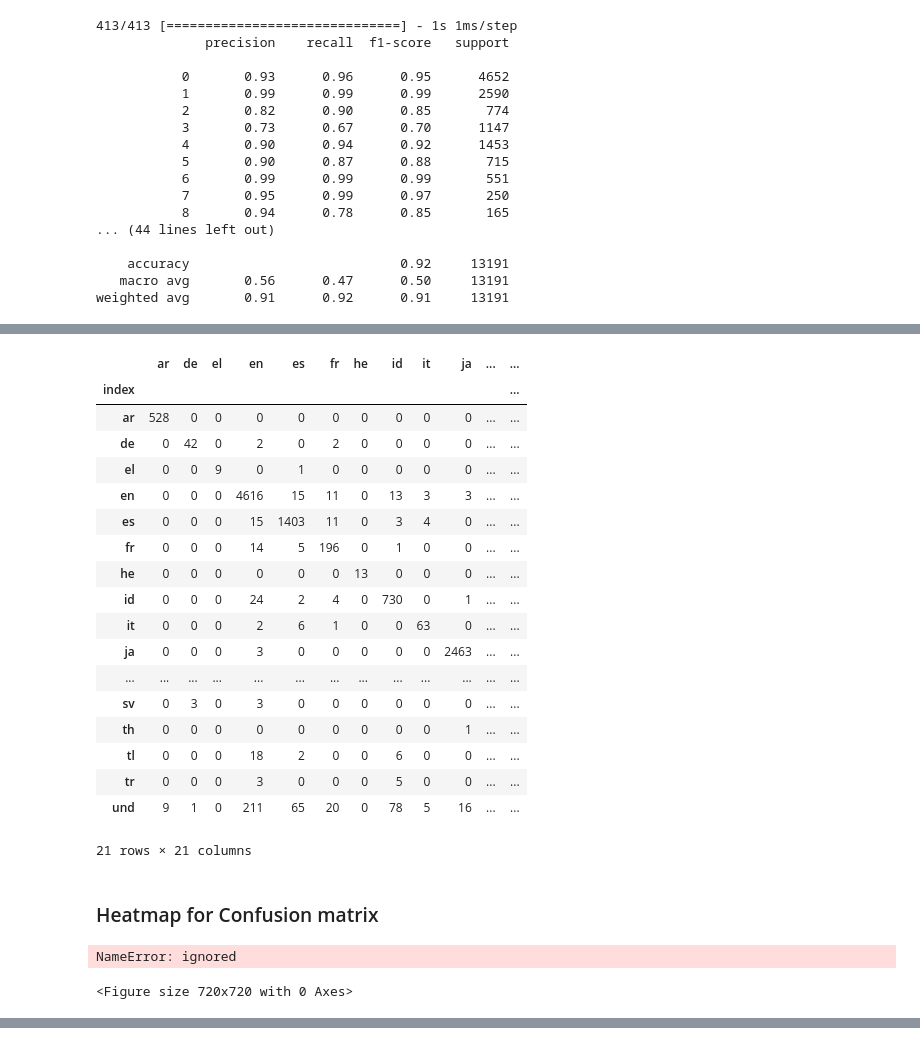
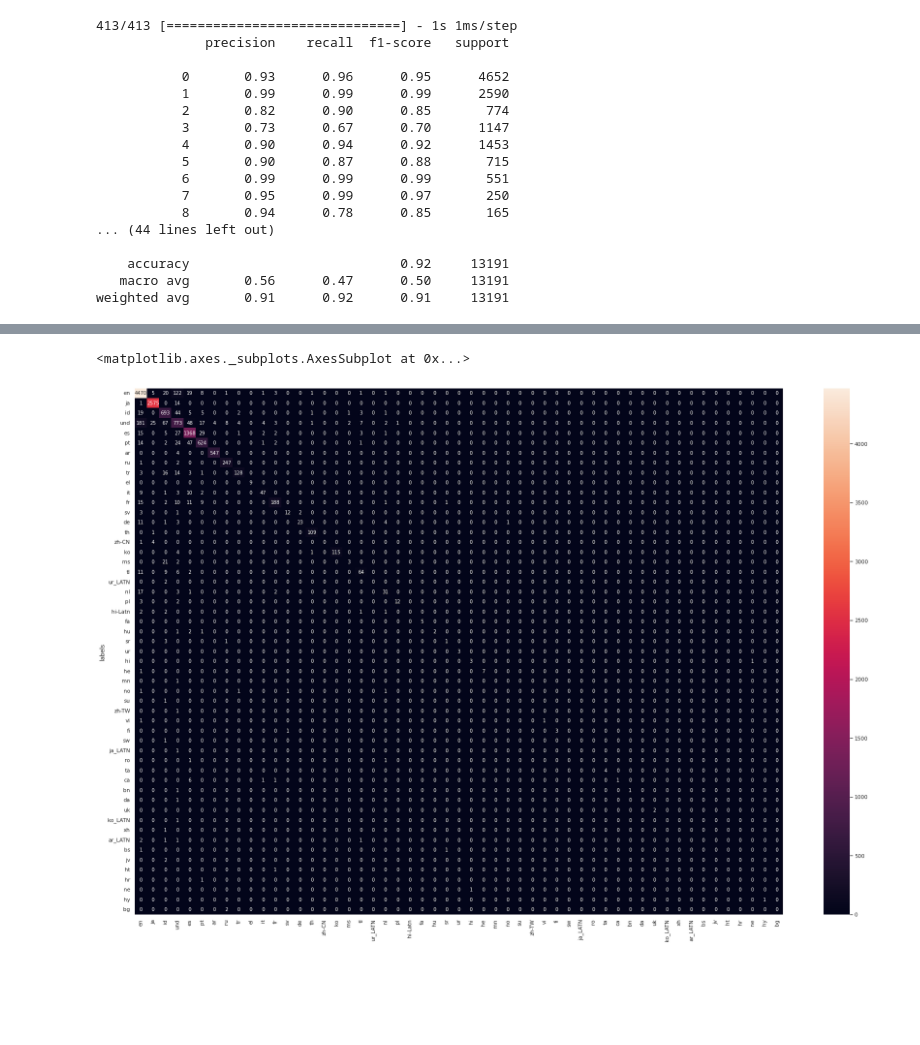
Before and after one commit to jan-kreischer/UZH_ML4NLP, a Jupyter notebook: Project-03/ex03_cnn_jan.ipynb, the cells around one changed output, grey strips where cells are left out. Cells and saved outputs as stored; diff of their text form; code cells hidden in the pictures; blank space fills up the shorter version.

```diff
--- a/Project-03/ex03_cnn_jan.ipynb
+++ b/Project-03/ex03_cnn_jan.ipynb
@@ -368,6 +369,7 @@ padding_length=80
 padded_data = pad_sequences(vectorized_data, maxlen=padding_length, padding='post')
 # %%
 label2index = {label:index for index, label in enumerate(dataset[TARGET_COLUMN].unique())}
+index2label = list(label2index.keys())
 dataset['language_index'] = dataset[TARGET_COLUMN].apply(lambda x: label2index[x])
 y_indices = dataset['language_index'].values
 y_indices = [x for x in y_indices]
@@ -818,24 +764,0 @@ confusion_matrix_dataframe.columns = [label_dict[x] for x in confusion_matrix_da
-# %%
-confusion_matrix_dataframe
-# %% [output]
-|  | ar | de | el | en | es | fr | he | id | it | ja | ... | ... |
-| index |  |  |  |  |  |  |  |  |  |  |  | ... |
-| ar | 528 | 0 | 0 | 0 | 0 | 0 | 0 | 0 | 0 | 0 | ... | ... |
-| de | 0 | 42 | 0 | 2 | 0 | 2 | 0 | 0 | 0 | 0 | ... | ... |
-| el | 0 | 0 | 9 | 0 | 1 | 0 | 0 | 0 | 0 | 0 | ... | ... |
-| en | 0 | 0 | 0 | 4616 | 15 | 11 | 0 | 13 | 3 | 3 | ... | ... |
-| es | 0 | 0 | 0 | 15 | 1403 | 11 | 0 | 3 | 4 | 0 | ... | ... |
-| fr | 0 | 0 | 0 | 14 | 5 | 196 | 0 | 1 | 0 | 0 | ... | ... |
-| he | 0 | 0 | 0 | 0 | 0 | 0 | 13 | 0 | 0 | 0 | ... | ... |
-| id | 0 | 0 | 0 | 24 | 2 | 4 | 0 | 730 | 0 | 1 | ... | ... |
-| it | 0 | 0 | 0 | 2 | 6 | 1 | 0 | 0 | 63 | 0 | ... | ... |
-| ja | 0 | 0 | 0 | 3 | 0 | 0 | 0 | 0 | 0 | 2463 | ... | ... |
-| ... | ... | ... | ... | ... | ... | ... | ... | ... | ... | ... | ... | ... |
-| sv | 0 | 3 | 0 | 3 | 0 | 0 | 0 | 0 | 0 | 0 | ... | ... |
-| th | 0 | 0 | 0 | 0 | 0 | 0 | 0 | 0 | 0 | 1 | ... | ... |
-| tl | 0 | 0 | 0 | 18 | 2 | 0 | 0 | 6 | 0 | 0 | ... | ... |
-| tr | 0 | 0 | 0 | 3 | 0 | 0 | 0 | 5 | 0 | 0 | ... | ... |
-| und | 9 | 1 | 0 | 211 | 65 | 20 | 0 | 78 | 5 | 16 | ... | ... |
-21 rows × 21 columns
-# %% [markdown]
-### Heatmap for Confusion matrix
@@ -844,7 +765,16 @@ import seaborn as sn
-# %%
-plt.figure(figsize = (10, 10))
-sn.set(font_scale=2)
-sn.heatmap(confusion_matrix_dataframe, annot=True, annot_kws={"size": 20}, fmt='.4g')
-# %% [output]
-NameError: ignored
-<Figure size 720x720 with 0 Axes>
+# %%
+# Creating confusion matrix with correct labels for x and y axis.
+y_test_idx = y_test.argmax(axis=1)
+y_pred_idx = presumably_best_model.predict(X_test, verbose=1).argmax(axis=1)
+cm = confusion_matrix(y_test_idx, y_pred_idx)
+test_indices = np.unique(y_test_idx)
+test_labels = [index2label[x] for x in test_indices]
+test_label_dict = dict(zip(test_indices, test_label))
+df = pd.DataFrame(cm)
+df.columns = test_labels
+df["labels"] = test_labels
+df.set_index('labels', drop=True, inplace=True)
+plt.figure(figsize = (30, 20))
+sn.set(font_scale=1)
+sn.heatmap(df, annot=True, annot_kws={"size": 10}, fmt='.4g')
+# %% [output]
@@ -850,0 +782,2 @@ NameError: ignored
+<matplotlib.axes._subplots.AxesSubplot at 0x...>
+[figure, added]
```
Also changed, not shown: parts of 11 cells of this notebook.
